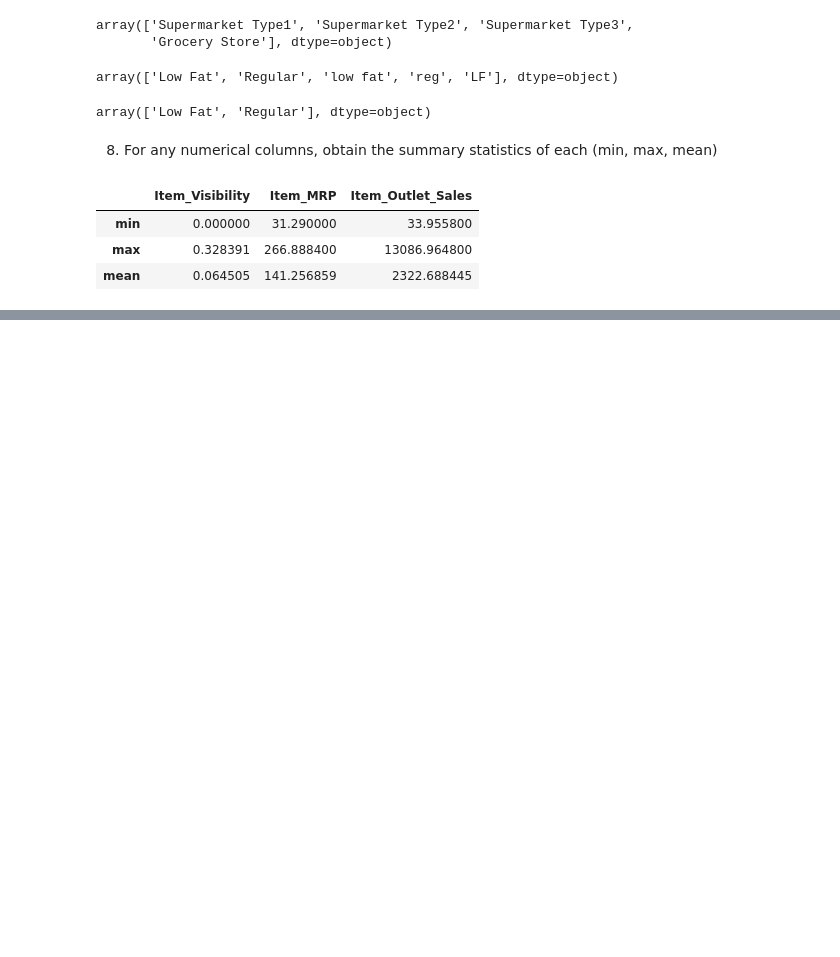
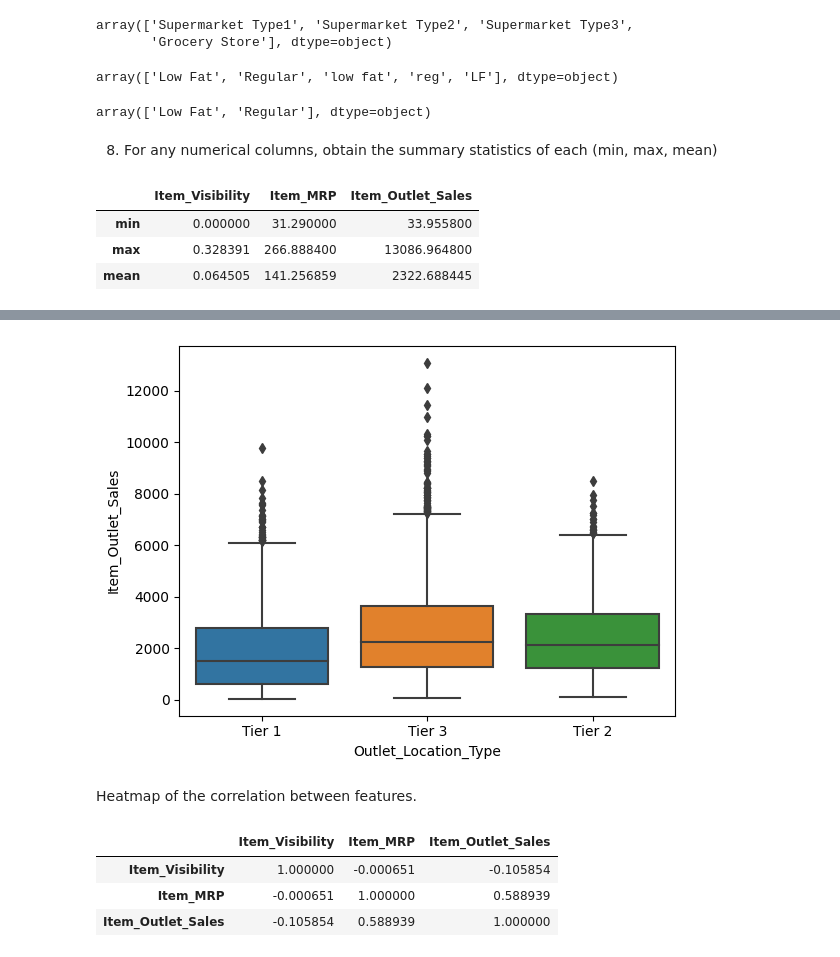
Before and after one commit to helarebah/sales-predictions, a Jupyter notebook: Sales_predictions.ipynb, the cells around one changed output, grey strips where cells are left out. Cells and saved outputs as stored; diff of their text form; code cells hidden in the pictures; blank space fills up the shorter version.

```diff
--- a/Sales_predictions.ipynb
+++ b/Sales_predictions.ipynb
@@ -180,0 +218,14 @@ df.describe().loc[['min', 'max', 'mean']]
+# %%
+sns.boxplot(data = df, x = "Outlet_Location_Type", y = "Item_Outlet_Sales");
+# %% [output]
+[figure, added]
+# %% [markdown]
+Heatmap of the correlation between features.
+# %%
+corr = df.corr()
+corr
+# %% [output]
+|  | Item_Visibility | Item_MRP | Item_Outlet_Sales |
+| Item_Visibility | 1.000000 | -0.000651 | -0.105854 |
+| Item_MRP | -0.000651 | 1.000000 | 0.588939 |
+| Item_Outlet_Sales | -0.105854 | 0.588939 | 1.000000 |
```
Also changed, not shown: parts of 9 cells of this notebook.
